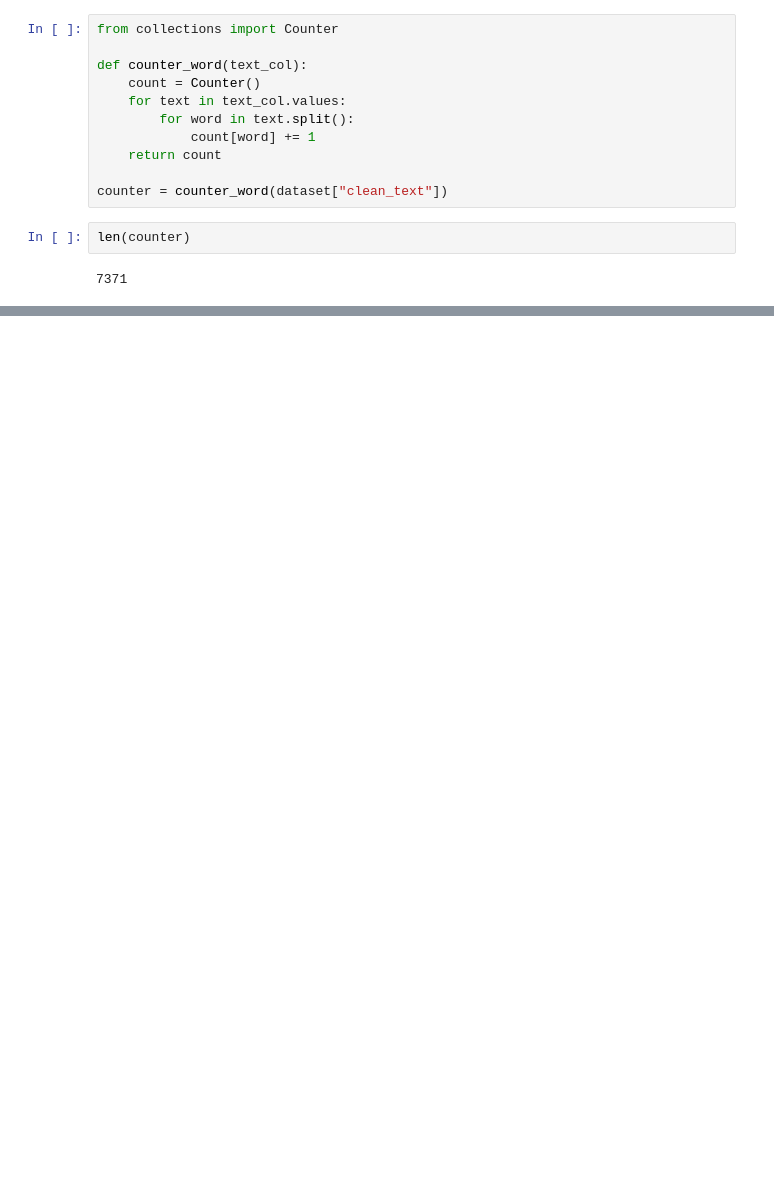
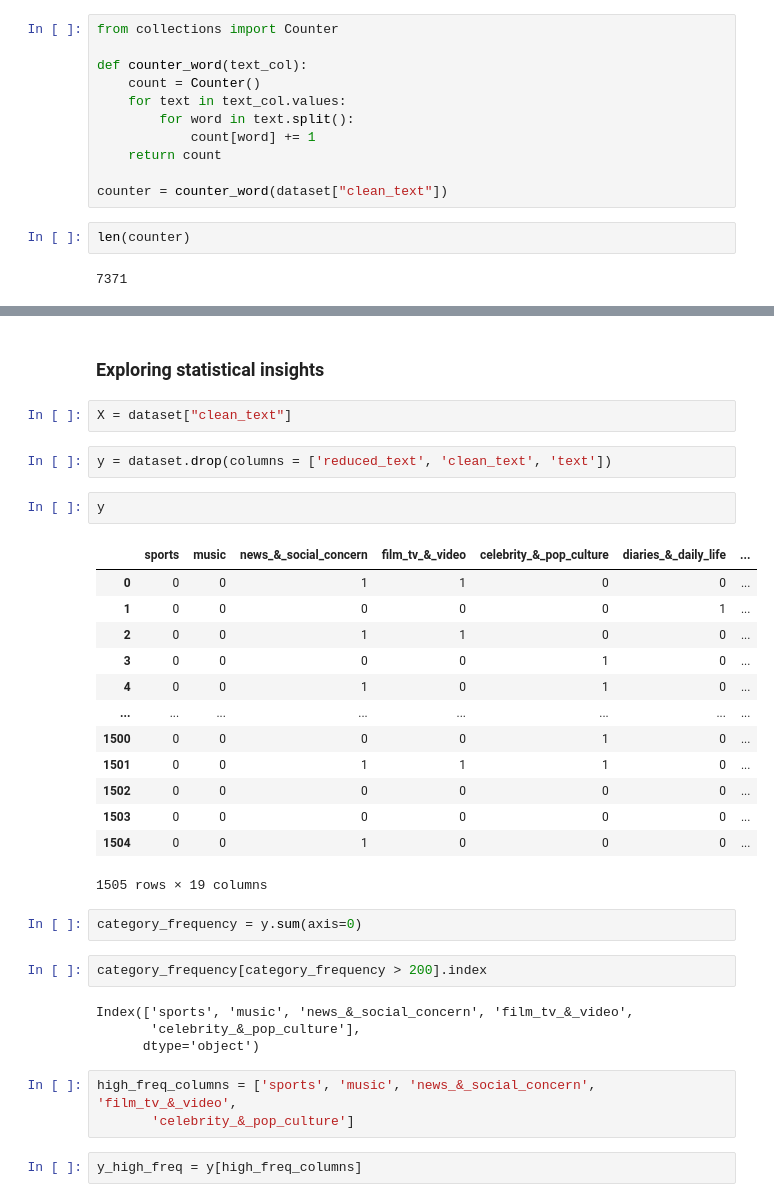
Before and after one commit to BrouthenKamel/Text-Classification, a Jupyter notebook: Text_Classification.ipynb, the cells around one changed output, grey strips where cells are left out. Saved outputs shown, nothing was run; the diff lists cells and outputs as text; blank space fills up the shorter version.

```diff
--- a/Text_Classification.ipynb
+++ b/Text_Classification.ipynb
@@ -318,0 +337,35 @@ counter.most_common(30)
+# %% [markdown]
+### Exploring statistical insights
+# %%
+X = dataset["clean_text"]
+# %%
+y = dataset.drop(columns = ['reduced_text', 'clean_text', 'text'])
+# %%
+y
+# %% [output]
+|  | sports | music | news_&_social_concern | film_tv_&_video | celebrity_&_pop_culture | diaries_&_daily_life | ... |
+| 0 | 0 | 0 | 1 | 1 | 0 | 0 | ... |
+| 1 | 0 | 0 | 0 | 0 | 0 | 1 | ... |
+| 2 | 0 | 0 | 1 | 1 | 0 | 0 | ... |
+| 3 | 0 | 0 | 0 | 0 | 1 | 0 | ... |
+| 4 | 0 | 0 | 1 | 0 | 1 | 0 | ... |
+| ... | ... | ... | ... | ... | ... | ... | ... |
+| 1500 | 0 | 0 | 0 | 0 | 1 | 0 | ... |
+| 1501 | 0 | 0 | 1 | 1 | 1 | 0 | ... |
+| 1502 | 0 | 0 | 0 | 0 | 0 | 0 | ... |
+| 1503 | 0 | 0 | 0 | 0 | 0 | 0 | ... |
+| 1504 | 0 | 0 | 1 | 0 | 0 | 0 | ... |
+1505 rows × 19 columns
+# %%
+category_frequency = y.sum(axis=0)
+# %%
+category_frequency[category_frequency > 200].index
+# %% [output]
+Index(['sports', 'music', 'news_&_social_concern', 'film_tv_&_video',
+       'celebrity_&_pop_culture'],
+      dtype='object')
+# %%
+high_freq_columns = ['sports', 'music', 'news_&_social_concern', 'film_tv_&_video',
+       'celebrity_&_pop_culture']
+# %%
+y_high_freq = y[high_freq_columns]
```
Also changed, not shown: parts of 47 cells of this notebook.
